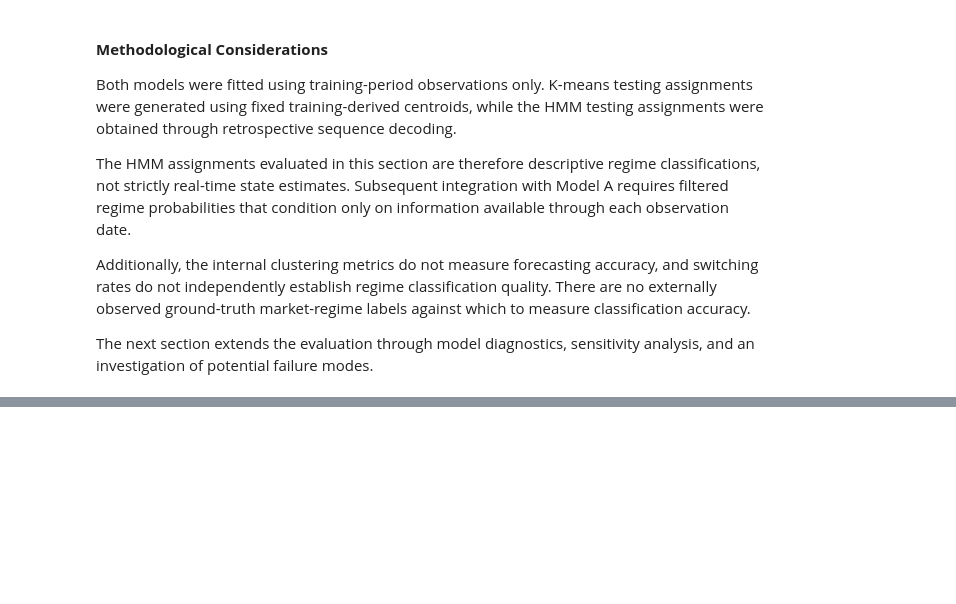
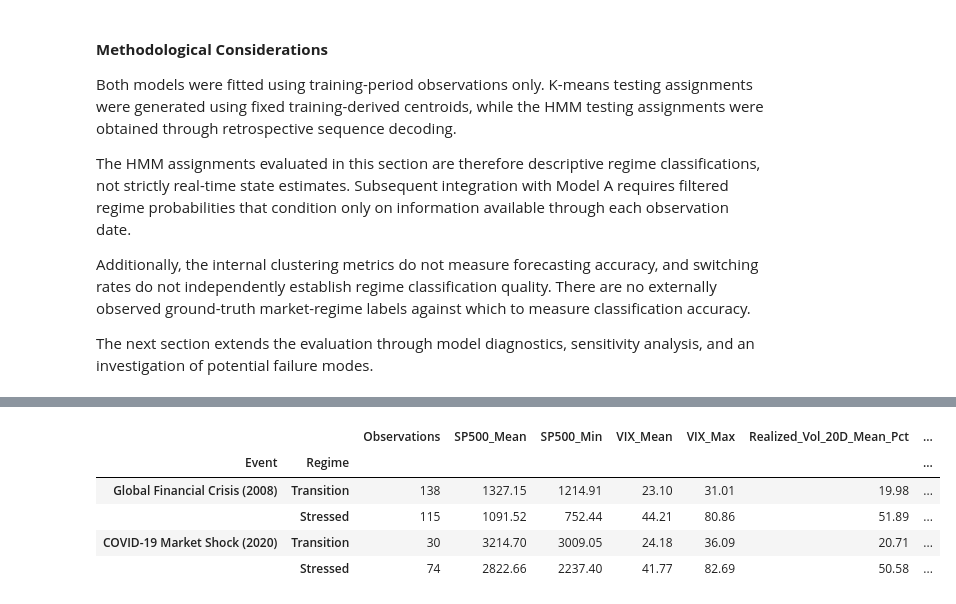
Before and after one commit to LR-Lemon/Milestone-II, a Jupyter notebook: notebooks/01_model_b_market_regimes.ipynb, the cells around one changed output, grey strips where cells are left out. Saved outputs shown, nothing was run; the diff lists cells and outputs as text; code cells hidden in the pictures; blank space fills up the shorter version.

Commit message:
Updated Section 8 (Sensitivity, historical, and failure analysis)

```diff
--- a/notebooks/01_model_b_market_regimes.ipynb
+++ b/notebooks/01_model_b_market_regimes.ipynb
@@ -5483,0 +8162,80 @@ The next section extends the evaluation through model diagnostics, sensitivity a
+# %%
+
+# --------------------------------------------------
+# 8.5.2 Historical Event Analysis
+# Market characteristics by event and regime
+# --------------------------------------------------
+
+historical_market_features = [
+    "SP500_Close",
+    "VIX_Level",
+    "Realized_Vol_20D"
+]
+
+# Validate availability and completeness
+for event_name, event_df in historical_event_dfs.items():
+
+    missing_features = [
+        feature
+        for feature in historical_market_features
+        if feature not in event_df.columns
+    ]
+
+    if missing_features:
+        raise KeyError(
+            f"{event_name}: missing {missing_features}"
+        )
+
+    assert event_df[historical_market_features].notna().all().all()
+
+# --------------------------------------------------
+# Aggregate market characteristics by event/regime
+# --------------------------------------------------
+
+historical_market_records = []
+
+for event_name, event_df in historical_event_dfs.items():
+
+    for regime in regime_order:
+
+        regime_df = event_df.loc[
+            event_df["Regime"].eq(regime)
+        ]
+
+        if regime_df.empty:
+            continue
+
+        historical_market_records.append({
+            "Event": event_name,
+            "Regime": regime,
+            "Observations": len(regime_df),
+            "SP500_Mean": regime_df["SP500_Close"].mean(),
+            "SP500_Min": regime_df["SP500_Close"].min(),
+            "VIX_Mean": regime_df["VIX_Level"].mean(),
+            "VIX_Max": regime_df["VIX_Level"].max(),
+            "Realized_Vol_20D_Mean_Pct": (
+                regime_df["Realized_Vol_20D"].mean() * 100
+            ),
+            "Realized_Vol_20D_Max_Pct": (
+                regime_df["Realized_Vol_20D"].max() * 100
+            )
+        })
+
+historical_market_summary_df = (
+    pd.DataFrame(historical_market_records)
+    .set_index(["Event", "Regime"])
+)
+
+# --------------------------------------------------
+# Validation and display
+# --------------------------------------------------
+
+assert historical_market_summary_df["Observations"].sum() == (
+    sum(len(event_df) for event_df in historical_event_dfs.values())
+)
+
+print("Historical Event Analysis — Market Characteristics by Regime\n")
+print("Realized volatility is annualized and expressed as a percentage.\n")
+
+display(historical_market_summary_df.round(2))
+# %% [output]
@@ -5483,0 +8245,6 @@ The next section extends the evaluation through model diagnostics, sensitivity a
+|  |  | Observations | SP500_Mean | SP500_Min | VIX_Mean | VIX_Max | Realized_Vol_20D_Mean_Pct | ... |
+| Event | Regime |  |  |  |  |  |  | ... |
+| Global Financial Crisis (2008) | Transition | 138 | 1327.15 | 1214.91 | 23.10 | 31.01 | 19.98 | ... |
+|  | Stressed | 115 | 1091.52 | 752.44 | 44.21 | 80.86 | 51.89 | ... |
+| COVID-19 Market Shock (2020) | Transition | 30 | 3214.70 | 3009.05 | 24.18 | 36.09 | 20.71 | ... |
+|  | Stressed | 74 | 2822.66 | 2237.40 | 41.77 | 82.69 | 50.58 | ... |
```
Also changed, not shown: parts of 48 cells of this notebook.
